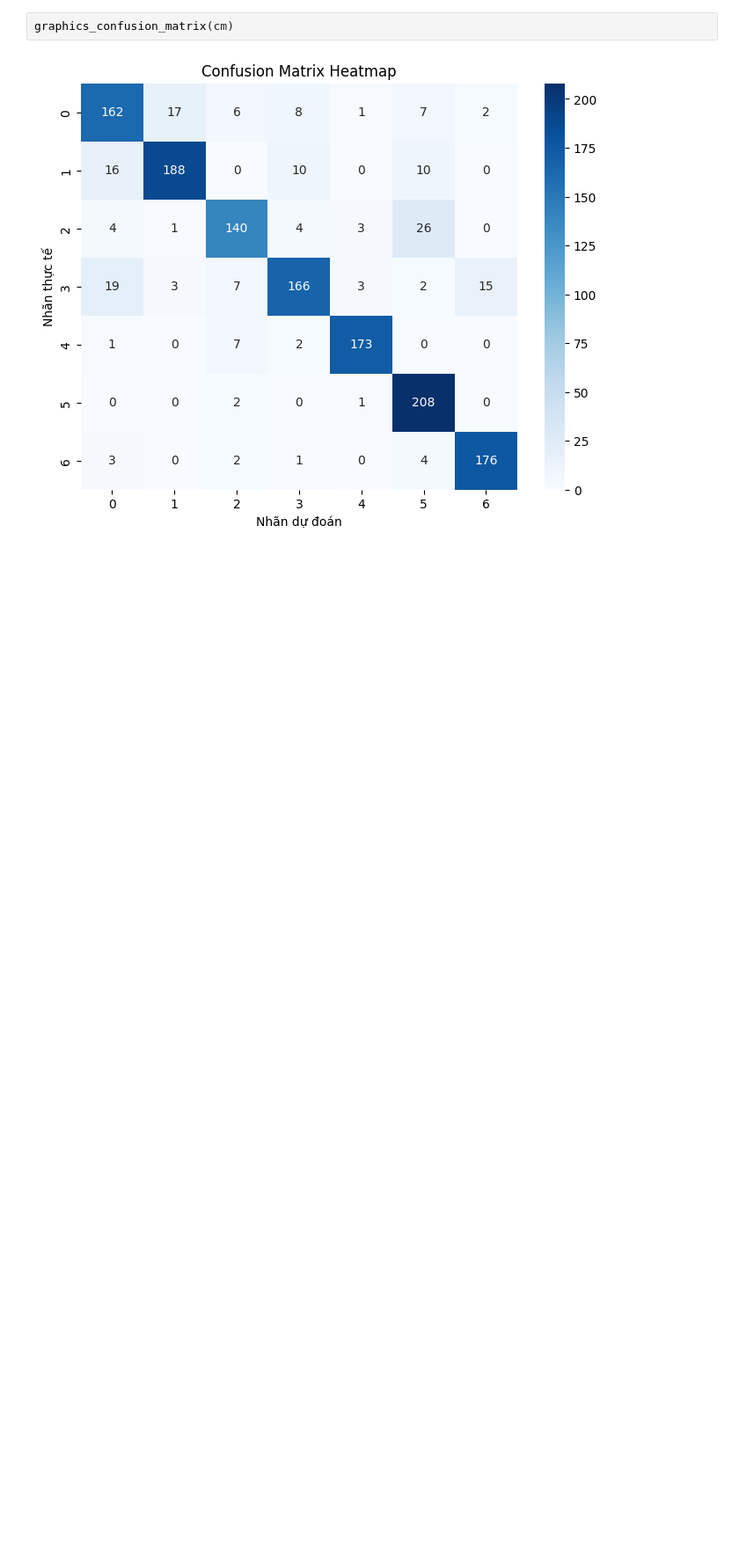
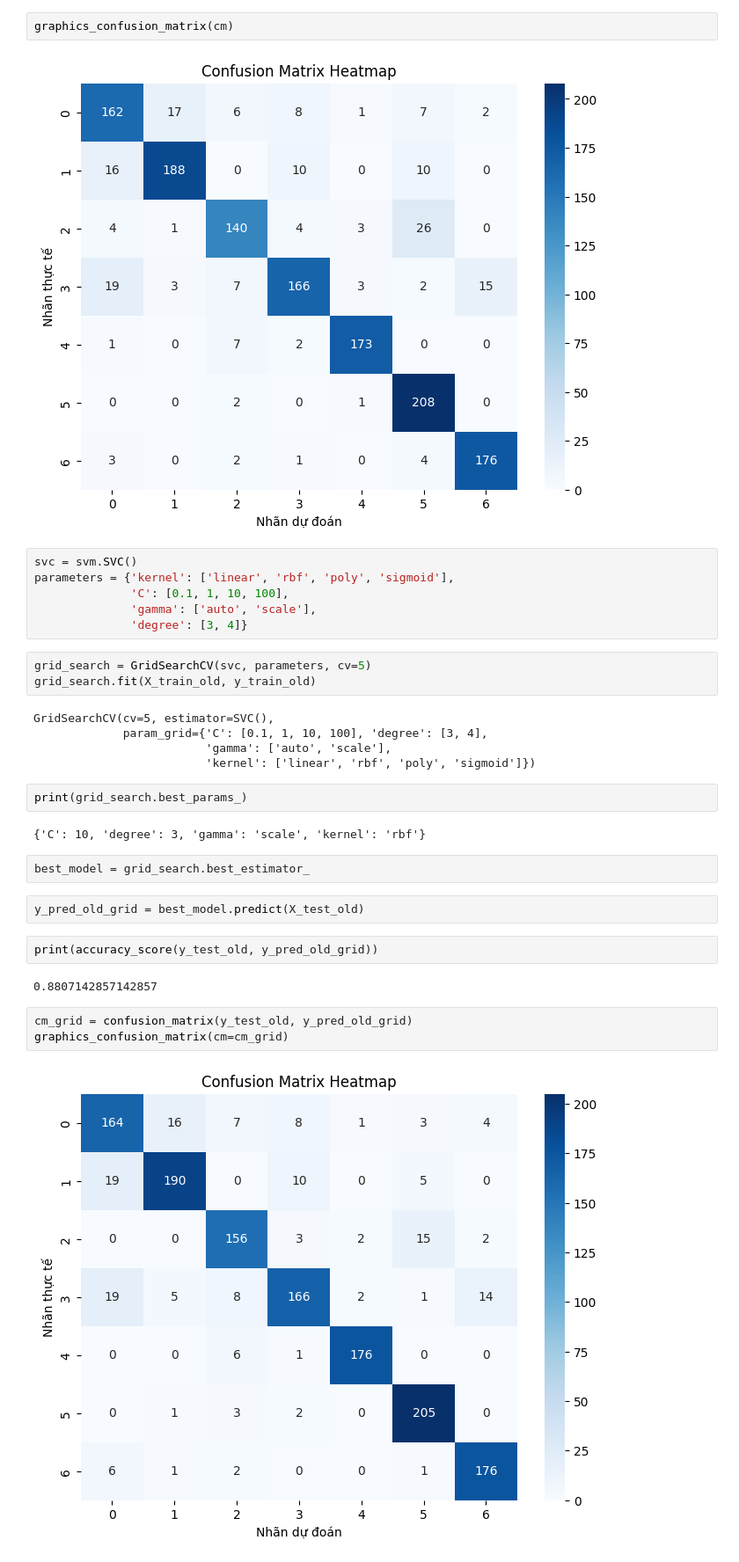
Before and after one commit to kingofnonames/Machine-Learning---IT3190, a Jupyter notebook: SVM.ipynb, the cells around one changed output. Shown: that part at 88% size. Drawn from its saved outputs; the diff is of its cells as text; blank space fills up the shorter version.

Commit message:
SVM gridSearchCV #1

```diff
--- a/SVM.ipynb
+++ b/SVM.ipynb
@@ -142,3 +146,34 @@ cm = confusion_matrix(y_test_old, y_pred_old)
 graphics_confusion_matrix(cm)
 # %% [output]
 [figure]
+# %%
+svc = svm.SVC()
+parameters = {'kernel': ['linear', 'rbf', 'poly', 'sigmoid'],
+              'C': [0.1, 1, 10, 100],
+              'gamma': ['auto', 'scale'],
+              'degree': [3, 4]}
+# %%
+grid_search = GridSearchCV(svc, parameters, cv=5)
+grid_search.fit(X_train_old, y_train_old)
+# %% [output]
+GridSearchCV(cv=5, estimator=SVC(),
+             param_grid={'C': [0.1, 1, 10, 100], 'degree': [3, 4],
+                         'gamma': ['auto', 'scale'],
+                         'kernel': ['linear', 'rbf', 'poly', 'sigmoid']})
+# %%
+print(grid_search.best_params_)
+# %% [output]
+{'C': 10, 'degree': 3, 'gamma': 'scale', 'kernel': 'rbf'}
+# %%
+best_model = grid_search.best_estimator_
+# %%
+y_pred_old_grid = best_model.predict(X_test_old)
+# %%
+print(accuracy_score(y_test_old, y_pred_old_grid))
+# %% [output]
+0.8807142857142857
+# %%
+cm_grid = confusion_matrix(y_test_old, y_pred_old_grid)
+graphics_confusion_matrix(cm=cm_grid)
+# %% [output]
+[figure, added]
```
Also changed, not shown: parts of 2 cells of this notebook, 1 other file.
